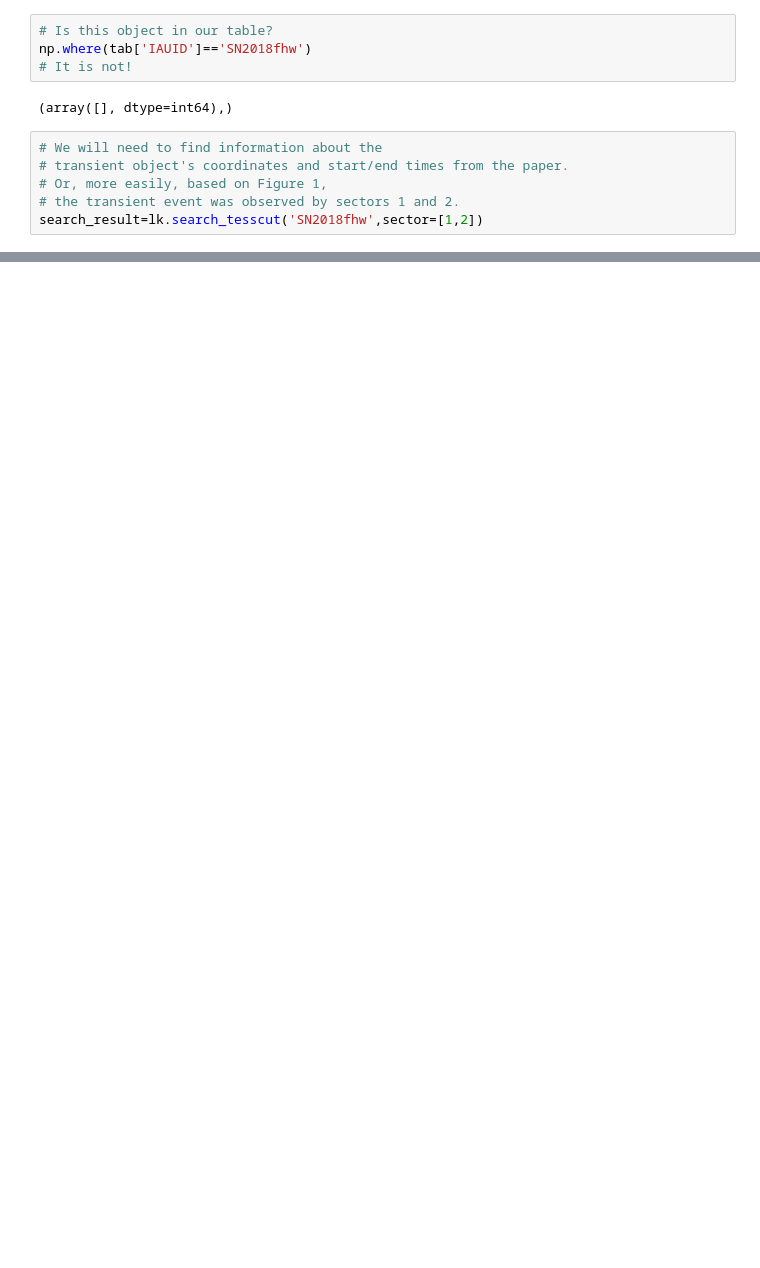
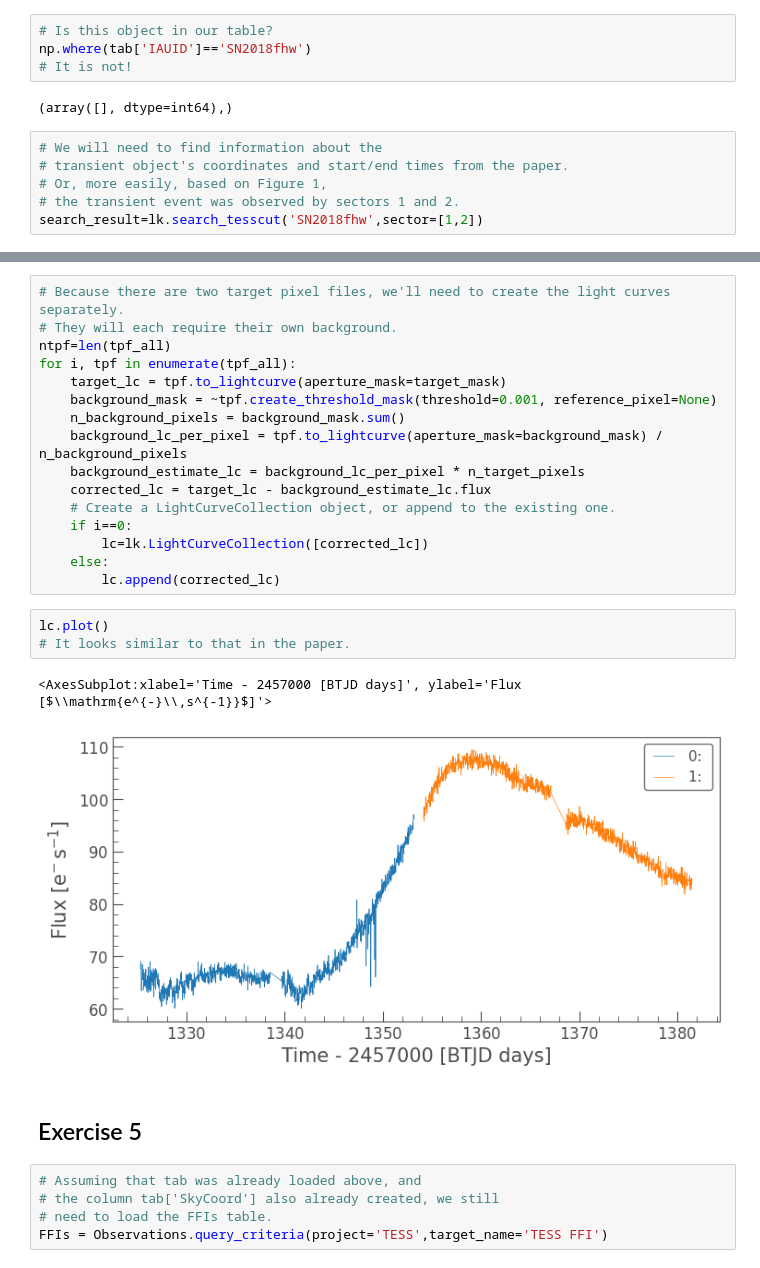
Before and after one commit to spacetelescope/project-tikebook, a Jupyter notebook: transients_nearby_galaxies/transients_nearby_galaxies_solutions.ipynb, the cells around one changed output, grey strips where cells are left out. Drawn from its saved outputs; the diff is of its cells as text; blank space fills up the shorter version.

Commit message:
exercises 3, 4 solutions

```diff
--- a/transients_nearby_galaxies/transients_nearby_galaxies_solutions.ipynb
+++ b/transients_nearby_galaxies/transients_nearby_galaxies_solutions.ipynb
@@ -170,0 +196,29 @@ tpf = search_result.download_all(cutout_size=size)
+# %%
+# Because there are two target pixel files, we'll need to create the light curves separately.
+# They will each require their own background.
+ntpf=len(tpf_all)
+for i, tpf in enumerate(tpf_all):
+    target_lc = tpf.to_lightcurve(aperture_mask=target_mask)
+    background_mask = ~tpf.create_threshold_mask(threshold=0.001, reference_pixel=None)
+    n_background_pixels = background_mask.sum()
+    background_lc_per_pixel = tpf.to_lightcurve(aperture_mask=background_mask) / n_background_pixels
+    background_estimate_lc = background_lc_per_pixel * n_target_pixels
+    corrected_lc = target_lc - background_estimate_lc.flux
+    # Create a LightCurveCollection object, or append to the existing one.
+    if i==0:
+        lc=lk.LightCurveCollection([corrected_lc])
+    else:
+        lc.append(corrected_lc)
+# %%
+lc.plot()
+# It looks similar to that in the paper.
+# %% [output]
+<AxesSubplot:xlabel='Time - 2457000 [BTJD days]', ylabel='Flux [$\\mathrm{e^{-}\\,s^{-1}}$]'>
+[figure, added]
+# %% [markdown]
+## Exercise 5
+# %%
+# Assuming that tab was already loaded above, and
+# the column tab['SkyCoord'] also already created, we still
+# need to load the FFIs table.
+FFIs = Observations.query_criteria(project='TESS',target_name='TESS FFI')
```
Also changed, not shown: parts of 6 cells of this notebook, 1 other file.
